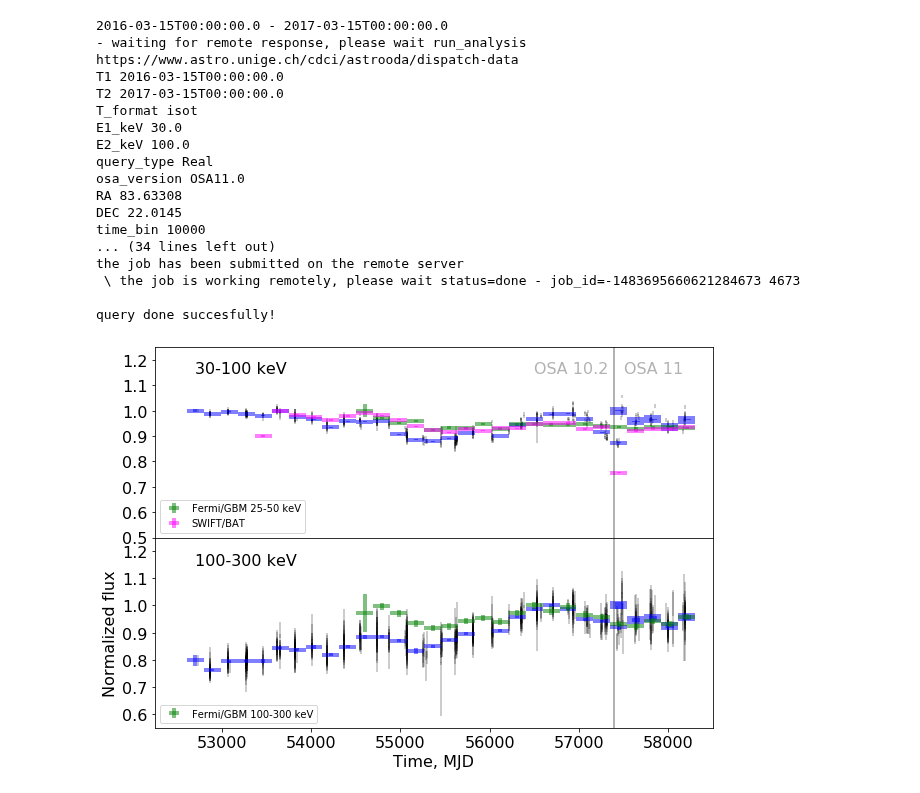
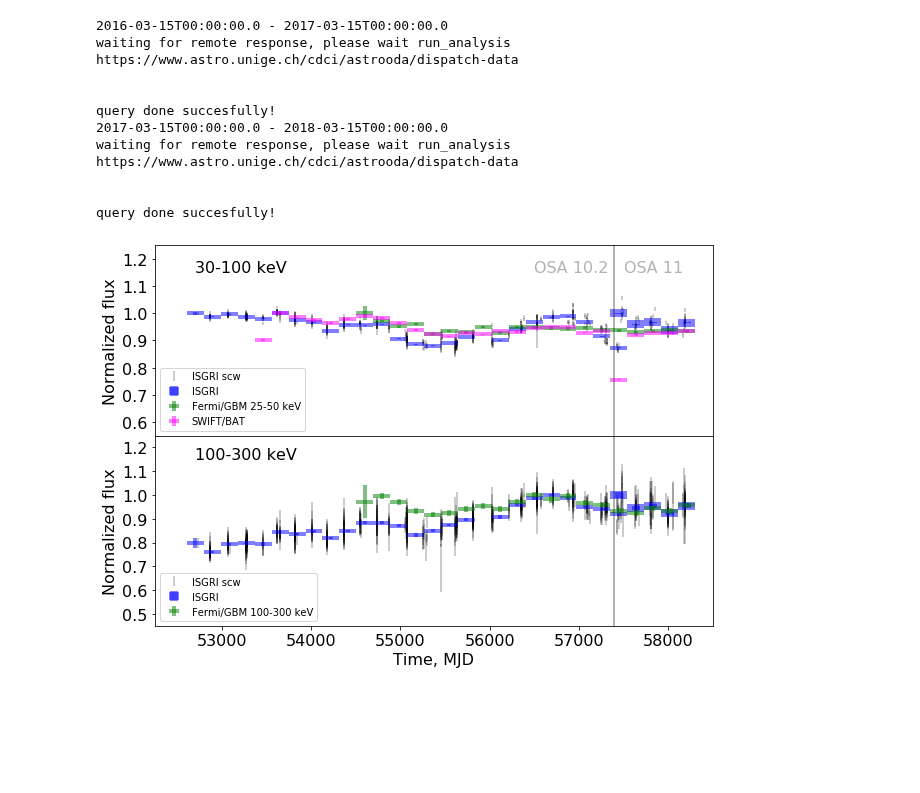
Before and after one commit to oda-hub/oda_api_benchmark, a Jupyter notebook: examples/Crab_lc_longterm.ipynb, the cells around one changed output. Saved outputs shown, nothing was run; the diff lists cells and outputs as text; code cells hidden in the pictures; blank space fills up the shorter version.

Commit message:
Removed token query. Used of full URL. Update of the figure with labels and expanded y-axes

```diff
--- a/examples/Crab_lc_longterm.ipynb
+++ b/examples/Crab_lc_longterm.ipynb
@@ -28,5 +28,5 @@ product='isgri_lc'
 osa_version='OSA10.2'
 osa_version11='OSA11.0'
 
-host='www.astro.unige.ch/cdci/astrooda/dispatch-data'
+host='https://www.astro.unige.ch/cdci/astrooda/dispatch-data'
 # %%
@@ -281,22 +261,15 @@ for i in range(2016,2018):
         err_30_100_osa11=np.concatenate((err_30_100_osa11,lc['ERROR']))
 # %% [output]
 2016-03-15T00:00:00.0 - 2017-03-15T00:00:00.0
-- waiting for remote response, please wait run_analysis https://www.astro.unige.ch/cdci/astrooda/dispatch-data
-T1 2016-03-15T00:00:00.0
-T2 2017-03-15T00:00:00.0
-T_format isot
-E1_keV 30.0
-E2_keV 100.0
-query_type Real
-osa_version OSA11.0
-RA 83.63308
-DEC 22.0145
-time_bin 10000
-... (34 lines left out)
-the job has been submitted on the remote server
- \ the job is working remotely, please wait status=done - job_id=-1483695660621284673 4673
+waiting for remote response, please wait run_analysis https://www.astro.unige.ch/cdci/astrooda/dispatch-data
+
 
 query done succesfully!
+2017-03-15T00:00:00.0 - 2018-03-15T00:00:00.0
+waiting for remote response, please wait run_analysis https://www.astro.unige.ch/cdci/astrooda/dispatch-data
+
+
+query done succesfully!
 # %%
 from math import sqrt,exp
 Nbins=30
@@ -393,7 +366,7 @@ time_av=time-dtime/2.
 
 fig = plt.figure(figsize=(10,7))
 ax1 = fig.add_subplot(211)
-ax2 = fig.add_subplot(212,sharex=ax1, sharey=ax1)
+ax2 = fig.add_subplot(212,sharex=ax1)
 #ax3 = fig.add_subplot(313,sharex=ax1, sharey=ax1)
 fig.subplots_adjust(hspace=0)
 
@@ -416,8 +389,10 @@ for i in range(len(flux)):
         flux[i]=flux[i]/(error[i])
         error[i]=1./sqrt(error[i])
 sc=max(flux)
-ax1.errorbar(t_30_100+t0,r_30_100/sc,yerr=err_30_100/sc,linestyle='none',color='black',alpha=0.2,linewidth=2)
-ax1.errorbar(time_av[:-4],flux[:-4]/sc,yerr=error[:-4]/sc,xerr=dtime/2.,linestyle='none',color='blue',linewidth=4,alpha=0.5)
+ax1.errorbar(t_30_100+t0,r_30_100/sc,yerr=err_30_100/sc,linestyle='none',color='black',
+             alpha=0.2,linewidth=2)
+ax1.errorbar(time_av[:-4],flux[:-4]/sc,yerr=error[:-4]/sc,
+             xerr=dtime/2.,linestyle='none',color='blue',linewidth=4,alpha=0.5)
 flux=np.zeros(Nbins)
 error=np.zeros(Nbins)
 j=0
@@ -438,8 +413,10 @@ for i in range(len(flux)):
         flux[i]=flux[i]/(error[i])
         error[i]=1./sqrt(error[i])
 sc=max(flux)
-ax1.errorbar(t_30_100_osa11+t0,r_30_100_osa11/sc,yerr=err_30_100_osa11/sc,linestyle='none',color='black',alpha=0.2,linewidth=2)
-ax1.errorbar(time_av,flux/sc,yerr=error/sc,xerr=dtime/2.,linestyle='none',color='blue',linewidth=8,alpha=0.5)
+ax1.errorbar(t_30_100_osa11+t0,r_30_100_osa11/sc,yerr=err_30_100_osa11/sc,linestyle='none',
+             color='black',alpha=0.2,linewidth=2, label='ISGRI scw')
+ax1.errorbar(time_av,flux/sc,yerr=error/sc,xerr=dtime/2.,linestyle='none',
+             color='blue',linewidth=8,alpha=0.5, label='ISGRI')
 
 j=0
 k=0
@@ -461,8 +438,10 @@ for i in range(len(flux)):
         flux[i]=flux[i]/(error[i])
         error[i]=1./sqrt(error[i])
 sc=max(flux)
-ax2.errorbar(t_100_300+t0,r_100_300/sc,yerr=err_100_300/sc,linestyle='none',color='black',alpha=0.2,linewidth=2)
-ax2.errorbar(time_av[:-4],flux[:-4]/sc,yerr=error[:-4]/sc,xerr=dtime/2.,linestyle='none',color='blue',linewidth=4,alpha=0.5)
+ax2.errorbar(t_100_300+t0,r_100_300/sc,yerr=err_100_300/sc,linestyle='none',
+             color='black',alpha=0.2,linewidth=2)
+ax2.errorbar(time_av[:-4],flux[:-4]/sc,yerr=error[:-4]/sc,xerr=dtime/2.,
+             linestyle='none',color='blue',linewidth=4,alpha=0.5)
 j=0
 k=0
 flux=np.zeros(Nbins)
@@ -480,41 +459,49 @@ while (j<len(time)):
         j=j+1
 for i in range(len(flux)):
     if(error[i]>0.):
         flux[i]=flux[i]/(error[i])
         error[i]=1./sqrt(error[i])
 sc=max(flux)
-ax2.errorbar(t_100_300_osa11+t0,r_100_300_osa11/sc,yerr=err_100_300_osa11/sc,linestyle='none',color='black',alpha=0.2,linewidth=2)
-ax2.errorbar(time_av,flux/sc,yerr=error/sc,xerr=dtime/2.,linestyle='none',color='blue',linewidth=8,alpha=0.5)
+ax2.errorbar(t_100_300_osa11+t0,r_100_300_osa11/sc,yerr=err_100_300_osa11/sc,
+             linestyle='none',color='black',alpha=0.2,linewidth=2, label='ISGRI scw')
+ax2.errorbar(time_av,flux/sc,yerr=error/sc,xerr=dtime/2.,
+             linestyle='none',color='blue',linewidth=8,alpha=0.5, label='ISGRI')
 
 
-ax1.errorbar(time_av,1.*flux25/sc_gbm25,yerr=error25/sc_gbm25,xerr=dtime/2.,linestyle='none',color='green',alpha=0.5,linewidth=4,label='Fermi/GBM 25-50 keV')
-ax1.errorbar(time_av,1.*flux_bat/sc_bat,yerr=error_bat/sc_bat,xerr=dtime/2.,linestyle='none',color='magenta',alpha=0.5,linewidth=4,label='SWIFT/BAT')
-ax2.errorbar(time_av,flux100/sc_gbm100,yerr=error100/sc_gbm100,xerr=dtime/2.,linestyle='none',color='green',alpha=0.5,linewidth=4,label='Fermi/GBM 100-300 keV')
+ax1.errorbar(time_av,1.*flux25/sc_gbm25,yerr=error25/sc_gbm25,xerr=dtime/2.,
+             linestyle='none',color='green',alpha=0.5,linewidth=4,label='Fermi/GBM 25-50 keV')
+ax1.errorbar(time_av,1.*flux_bat/sc_bat,yerr=error_bat/sc_bat,xerr=dtime/2.,
+             linestyle='none',color='magenta',alpha=0.5,linewidth=4,label='SWIFT/BAT')
+ax2.errorbar(time_av,flux100/sc_gbm100,yerr=error100/sc_gbm100,xerr=dtime/2.,
+             linestyle='none',color='green',alpha=0.5,linewidth=4,label='Fermi/GBM 100-300 keV')
 
-plt.ylim(0.55,1.25)
+
+
+
 plt.xlim(52250,58500)
-ax1.set_ylim(0.55,1.25)
-
 
 ax1.tick_params(axis='both', which='major', labelsize=16)
 ax2.tick_params(axis='both', which='major', labelsize=16)
 ax1.set_yticks(np.linspace(0.5,1.2,8))
+ax2.set_yticks(np.linspace(0.5,1.2,8))
 
 ax1.axvline(57357+31,color='black',linewidth=2,alpha=0.3)
 ax2.axvline(57357+31,color='black',linewidth=2,alpha=0.3)
 ax1.text(56500,1.15,'OSA 10.2',fontsize=16,alpha=0.3)
 ax1.text(57500,1.15,'OSA 11',fontsize=16,alpha=0.3)
 
 ax1.text(52700,1.15,'30-100 keV',fontsize=16)
 ax2.text(52700,1.15,'100-300 keV',fontsize=16)
 
-
+ax1.set_ylim(0.55,1.25)
+ax2.set_ylim(0.45,1.25)
 
 ax1.legend(loc='lower left')
 ax2.legend(loc='lower left')
 
 plt.xlabel('Time, MJD',fontsize=16)
-plt.ylabel('Normalized flux',fontsize=16)
+ax1.set_ylabel('Normalized flux',fontsize=16)
+ax2.set_ylabel('Normalized flux',fontsize=16)
 plt.savefig('Crab_lc_evolution.pdf',format='pdf',dpi=100)
 # %% [output]
-[figure, old version]
+[figure, new version]
```
Also changed, not shown: parts of 5 cells of this notebook.
